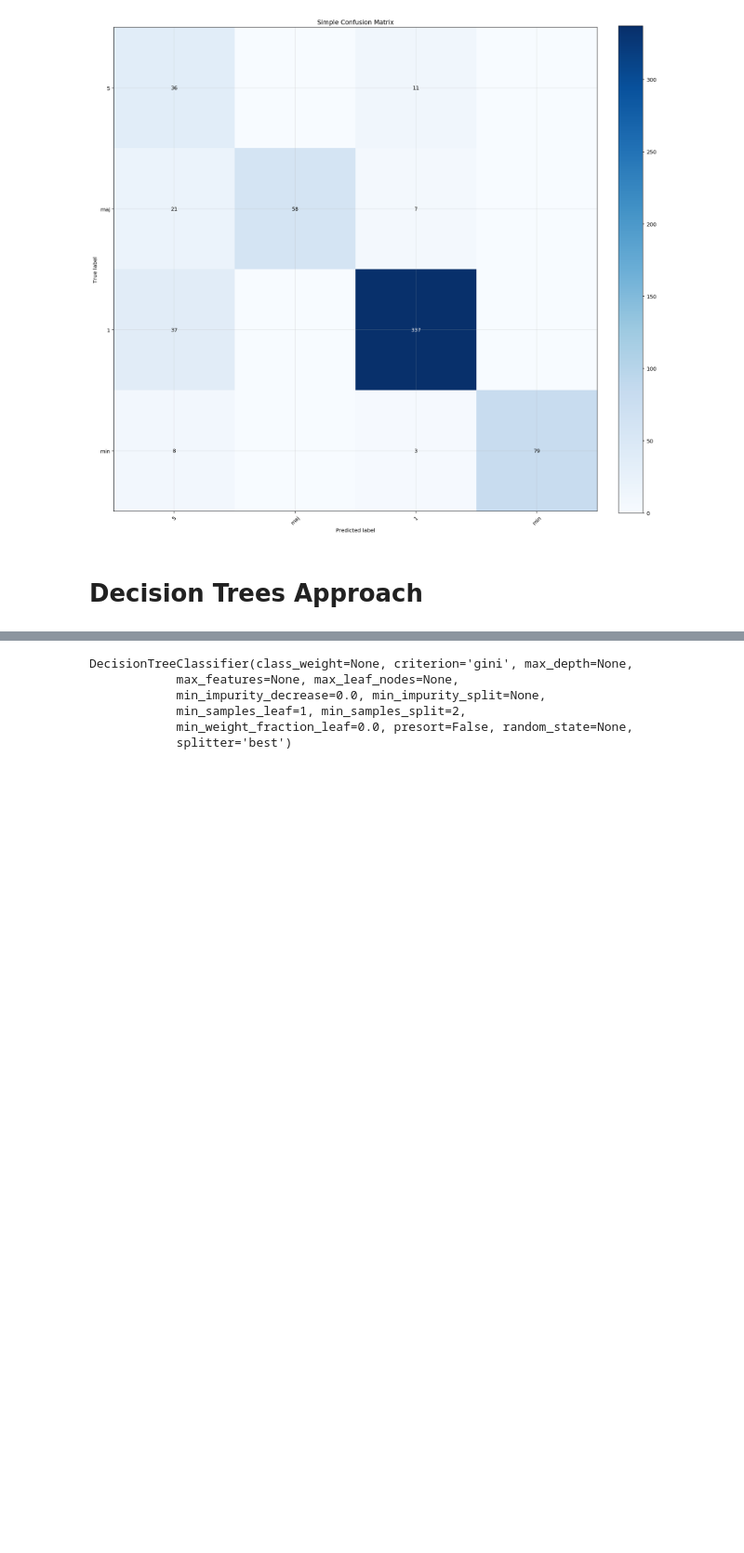
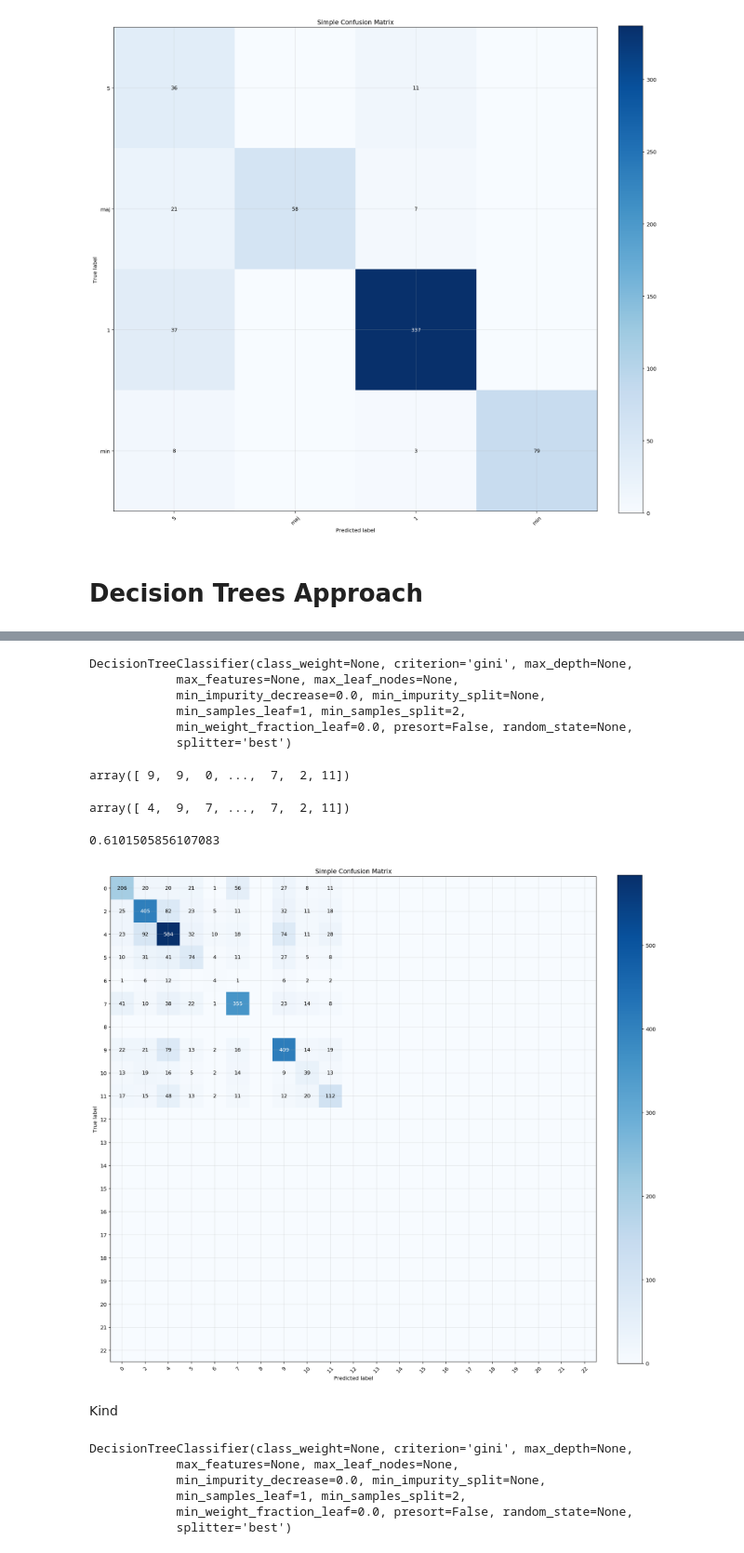
Before and after one commit to EduardVergesFranch/TFG_EduardVergesFranch, a Jupyter notebook: test_code/Decision_Tree_Approach.ipynb, the cells around one changed output, grey strips where cells are left out. Shown at 93% size. Cells and saved outputs as stored; diff of their text form; code cells hidden in the pictures; blank space fills up the shorter version.

```diff
--- a/test_code/Decision_Tree_Approach.ipynb
+++ b/test_code/Decision_Tree_Approach.ipynb
@@ -187,3 +168,9 @@ X = X[idx]
 # %%
 from sklearn.model_selection import train_test_split
 X_train, X_test, y_train, y_test = train_test_split(X, y, test_size=0.33, random_state=2)
+# %%
+y_pitch = segments.pitches
+y_labels = segments.labels
+
+y_pitch = y_pitch[idx]
+y_labels = y_labels[idx]
@@ -190,3 +179,6 @@ X_train, X_test, y_train, y_test = train_test_split(X, y, test_size=0.33, random
+# %%
+from sklearn.model_selection import train_test_split
+X_train_p, X_test_p, y_train_p, y_test_p = train_test_split(X, y_pitch, test_size=0.33, random_state=2)
 # %% [markdown]
 # Current Approach
 # %%
@@ -234,3 +228,36 @@ plot_conf_matrix(y_test, clean_pred)
+# %%
+clf = tree.DecisionTreeClassifier()
+
+clf.fit(X_train_p, y_train_p)
+# %% [output]
+DecisionTreeClassifier(class_weight=None, criterion='gini', max_depth=None,
+            max_features=None, max_leaf_nodes=None,
+            min_impurity_decrease=0.0, min_impurity_split=None,
+            min_samples_leaf=1, min_samples_split=2,
+            min_weight_fraction_leaf=0.0, presort=False, random_state=None,
+            splitter='best')
+# %%
+predictions = clf.predict(X_test_p)
+# %%
+predictions
+# %% [output]
+array([ 9,  9,  0, ...,  7,  2, 11])
+# %%
+y_test_p
+# %% [output]
+array([ 4,  9,  7, ...,  7,  2, 11])
+# %%
+accuracy_score(y_test_p,predictions)
+# %% [output]
+0.6101505856107083
+# %%
+import matplotlib.pyplot as plt
+import itertools
+plot_conf_matrix(y_test_p, predictions)
+# %% [output]
+[figure, added]
+# %% [markdown]
+Kind
 # %%
 X = segments.chromas
 y = segments.kinds
```
Also changed, not shown: parts of 11 cells of this notebook, 6 other files.
